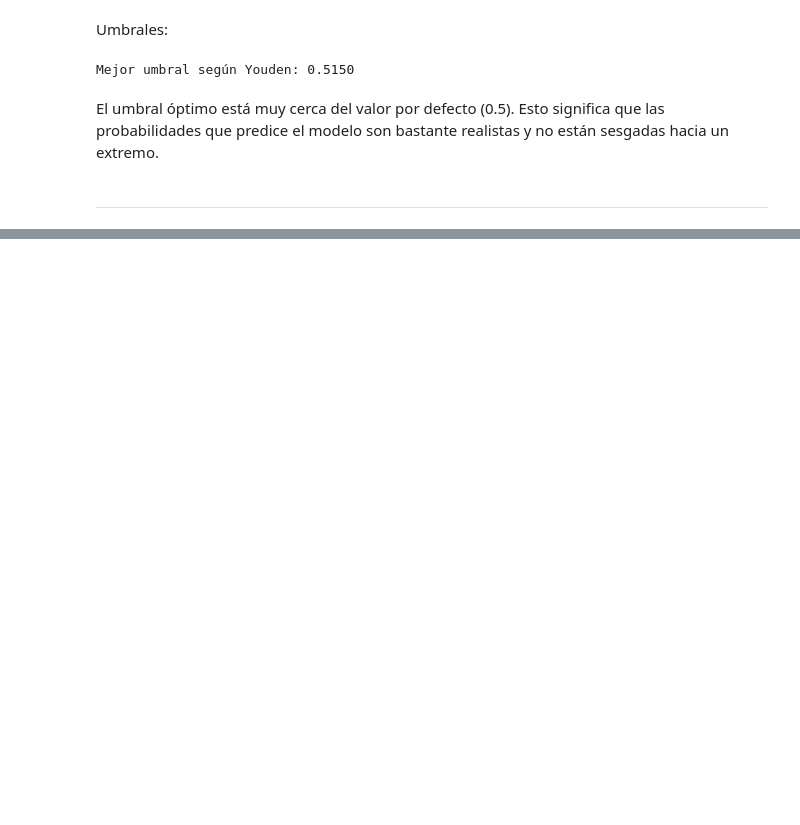
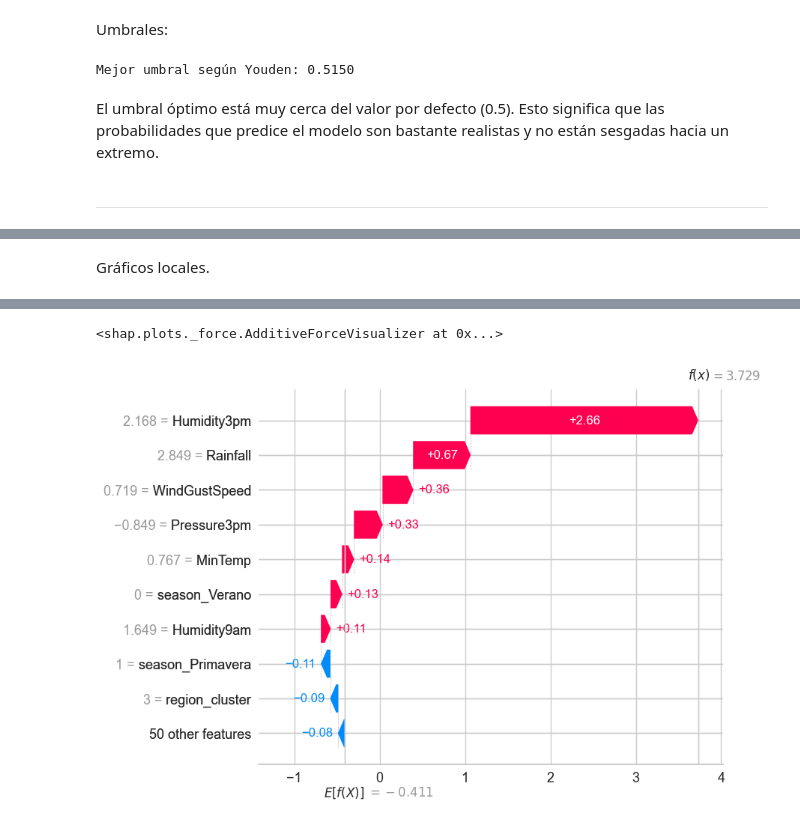
Before and after one commit to CaroRuiz92/AA1-TUIA-Ruiz-Quispe, a Jupyter notebook: TP-clasificacion-AA1.ipynb, the cells around one changed output, grey strips where cells are left out. Drawn from its saved outputs; the diff is of its cells as text; code cells hidden in the pictures; blank space fills up the shorter version.

```diff
--- a/TP-clasificacion-AA1.ipynb
+++ b/TP-clasificacion-AA1.ipynb
@@ -874,0 +934,26 @@ graficar_matriz_roc(modelo_2_lasso, X_val, y_val)
+# %% [markdown]
+Gráficos locales.
+# %%
+i1, i2 = 0, 50 # Índices de las predicciones a explicar
+shap.initjs()
+
+# Gráfica Local 1: Force Plot
+# Muestra las "fuerzas" que empujan la predicción
+display(shap.force_plot(
+    explainer_base.expected_value,
+    shap_values_base[i1,:].astype(float),
+    datos_a_explicar.iloc[i1,:].astype(float)
+))
+
+# Gráfica Local 2: Waterfall Plot
+exp_obj_local = shap.Explanation(
+    values=shap_values_base[i2,:],            # Los valores SHAP para la fila 50
+    base_values=explainer_base.expected_value, # El valor base del modelo
+    data=datos_a_explicar.iloc[i2,:].values, # Los datos de esa fila
+    feature_names=datos_a_explicar.columns   # Los nombres de las columnas
+)
+
+shap.waterfall_plot(exp_obj_local)
+plt.show()
+plt.show()
+# %% [output]
@@ -874,0 +961,2 @@ graficar_matriz_roc(modelo_2_lasso, X_val, y_val)
+<shap.plots._force.AdditiveForceVisualizer at 0x...>
+[figure, added]
```
Also changed, not shown: parts of 42 cells of this notebook.
